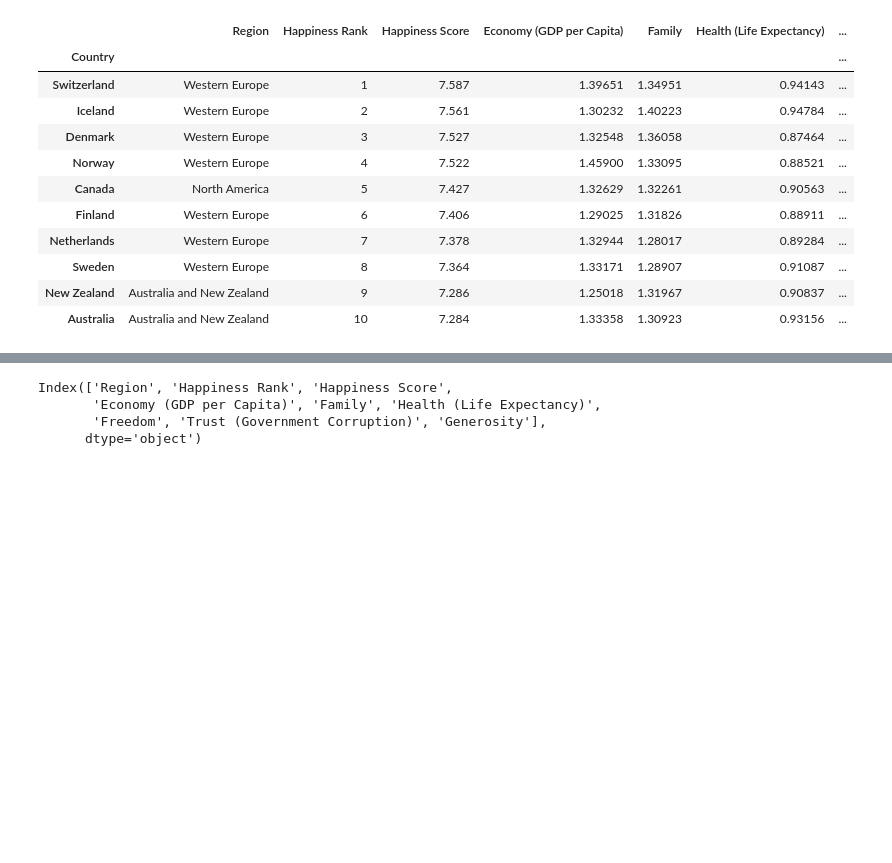
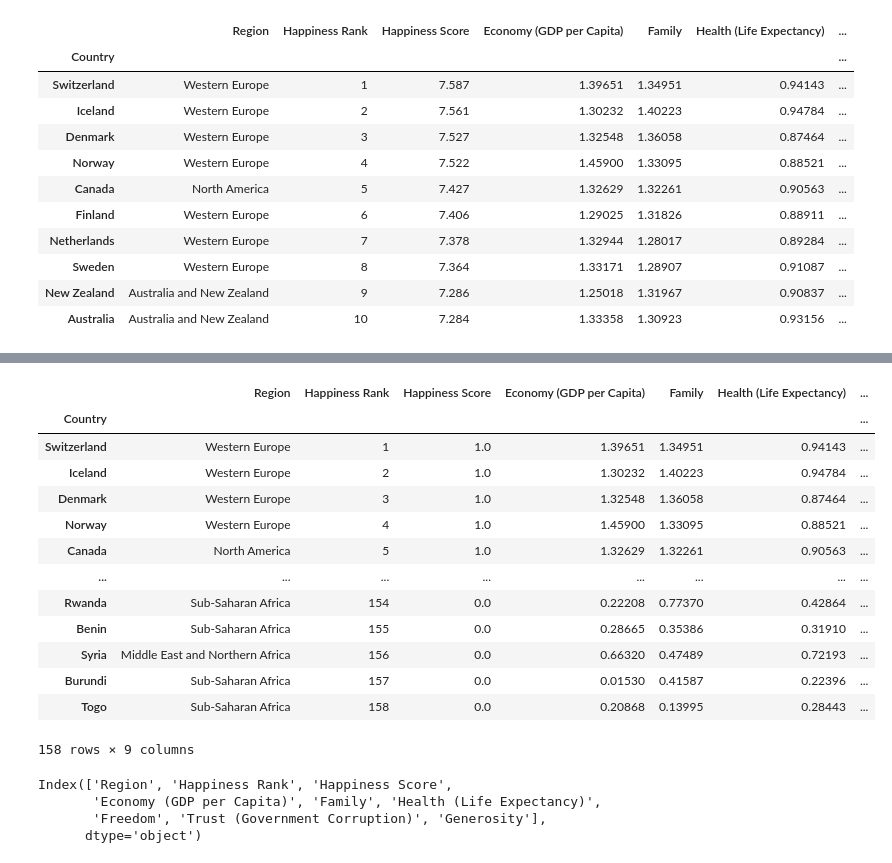
Before and after one commit to jbranaman/World_Happiness_Project, a Jupyter notebook: Capstone Project Happiness Data 2015 Cleanup.ipynb, the cells around one changed output, grey strips where cells are left out. Cells and saved outputs as stored; diff of their text form; code cells hidden in the pictures; blank space fills up the shorter version.

```diff
--- a/Capstone Project Happiness Data 2015 Cleanup.ipynb
+++ b/Capstone Project Happiness Data 2015 Cleanup.ipynb
@@ -65,5 +65,3 @@ happy_df.head(10)
 | Sweden | Western Europe | 8 | 7.364 | 1.33171 | 1.28907 | 0.91087 | ... |
 | New Zealand | Australia and New Zealand | 9 | 7.286 | 1.25018 | 1.31967 | 0.90837 | ... |
 | Australia | Australia and New Zealand | 10 | 7.284 | 1.33358 | 1.30923 | 0.93156 | ... |
-# %%
-happy_df["Region"].replace({"Western_Europe": "10", "North_America": "6", "Australia_and_New_Zealand": "1", "LA_and_Caribbean": "4", "Eastern_Asia": "3", "Middle_East_and_Northern_Africa": "5", "Central_and_Eastern_Europe": "2", "Southeastern_Asia": "7", "Southern_Asia": "8", "Sub_Saharan_Africa": "9" }, inplace=True)
@@ -92,0 +68,3 @@ happy_df
+# %%
+happy_df["Region"].replace({"Western Europe": "10", "North America": "6", "Australia and New Zealand": "1", "Latin America and Caribbean": "4", "Eastern Asia": "3", "Middle East and Northern Africa": "5", "Central and Eastern Europe": "2", "Southeastern Asia": "7", "Southern Asia": "8", "Sub-Saharan Africa": "9" }, inplace=True)
+happy_df.head(10)
@@ -93,3 +101,22 @@ happy_df
+# %%
+happy_df.loc[happy_df['Happiness Score'] < 5, 'Happiness Score'] = 0
+happy_df.loc[happy_df['Happiness Score'] >= 5, 'Happiness Score'] = 1
+happy_df
+# %% [output]
+|  | Region | Happiness Rank | Happiness Score | Economy (GDP per Capita) | Family | Health (Life Expectancy) | ... |
+| Country |  |  |  |  |  |  | ... |
+| Switzerland | Western Europe | 1 | 1.0 | 1.39651 | 1.34951 | 0.94143 | ... |
+| Iceland | Western Europe | 2 | 1.0 | 1.30232 | 1.40223 | 0.94784 | ... |
+| Denmark | Western Europe | 3 | 1.0 | 1.32548 | 1.36058 | 0.87464 | ... |
+| Norway | Western Europe | 4 | 1.0 | 1.45900 | 1.33095 | 0.88521 | ... |
+| Canada | North America | 5 | 1.0 | 1.32629 | 1.32261 | 0.90563 | ... |
+| ... | ... | ... | ... | ... | ... | ... | ... |
+| Rwanda | Sub-Saharan Africa | 154 | 0.0 | 0.22208 | 0.77370 | 0.42864 | ... |
+| Benin | Sub-Saharan Africa | 155 | 0.0 | 0.28665 | 0.35386 | 0.31910 | ... |
+| Syria | Middle East and Northern Africa | 156 | 0.0 | 0.66320 | 0.47489 | 0.72193 | ... |
+| Burundi | Sub-Saharan Africa | 157 | 0.0 | 0.01530 | 0.41587 | 0.22396 | ... |
+| Togo | Sub-Saharan Africa | 158 | 0.0 | 0.20868 | 0.13995 | 0.28443 | ... |
+158 rows × 9 columns
 # %%
 # Create our features
 X = happy_df.drop('Happiness Score', axis=1)
```
Also changed, not shown: parts of 6 cells of this notebook.
